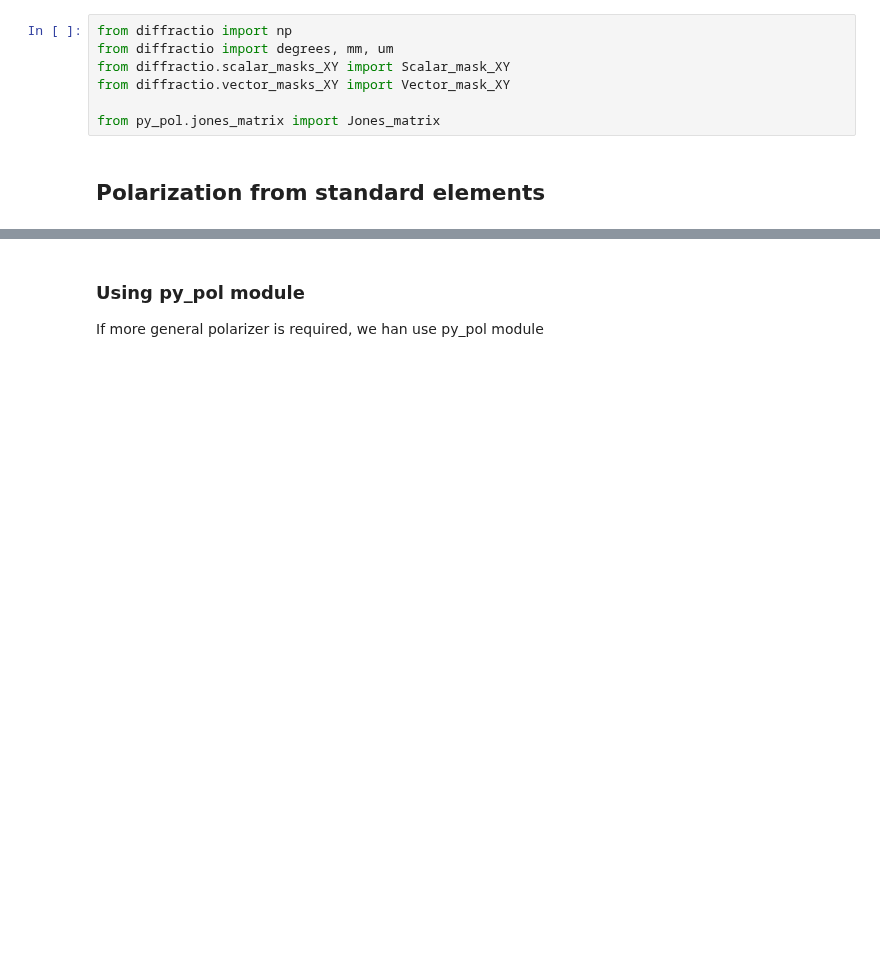
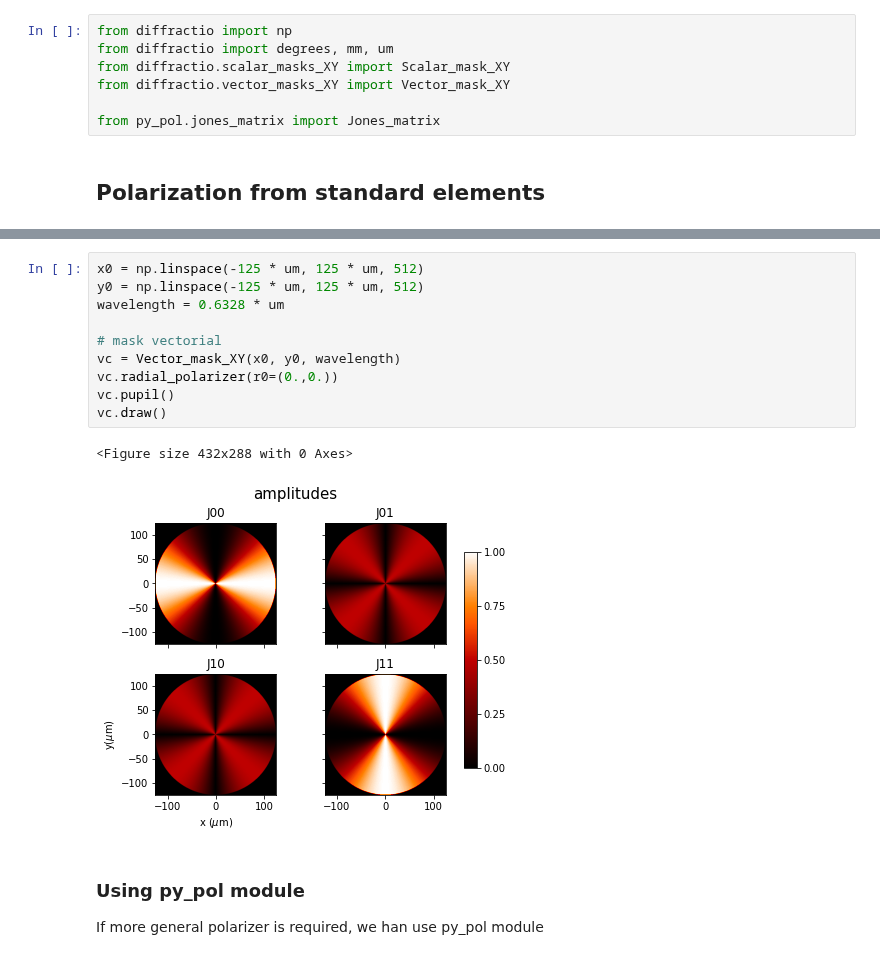
Before and after one commit to aocg-ucm/diffractio, a Jupyter notebook: docs/source/tutorial_vector/vector_XY/tutorial_vector_masks_XY.ipynb, the cells around one changed output, grey strips where cells are left out. Drawn from its saved outputs; the diff is of its cells as text; blank space fills up the shorter version.

Commit message:
new vector_masks_XY
q_plate, RCP, LCP, RCP2LCP, LCP2RCP, radial_polarizer, azimuthal_polarizer

```diff
--- a/docs/source/tutorial_vector/vector_XY/tutorial_vector_masks_XY.ipynb
+++ b/docs/source/tutorial_vector/vector_XY/tutorial_vector_masks_XY.ipynb
@@ -36,3 +44,16 @@ vc.draw(kind="amplitudes")
+# %%
+x0 = np.linspace(-125 * um, 125 * um, 512)
+y0 = np.linspace(-125 * um, 125 * um, 512)
+wavelength = 0.6328 * um
+
+# mask vectorial
+vc = Vector_mask_XY(x0, y0, wavelength)
+vc.radial_polarizer(r0=(0.,0.))
+vc.pupil()
+vc.draw()
+# %% [output]
+<Figure size 432x288 with 0 Axes>
+[figure, added]
 # %% [markdown]
 ### Using py_pol module
 If more general polarizer is required, we han use py_pol module
```
Also changed, not shown: parts of 2 cells of this notebook, 7 other files.
